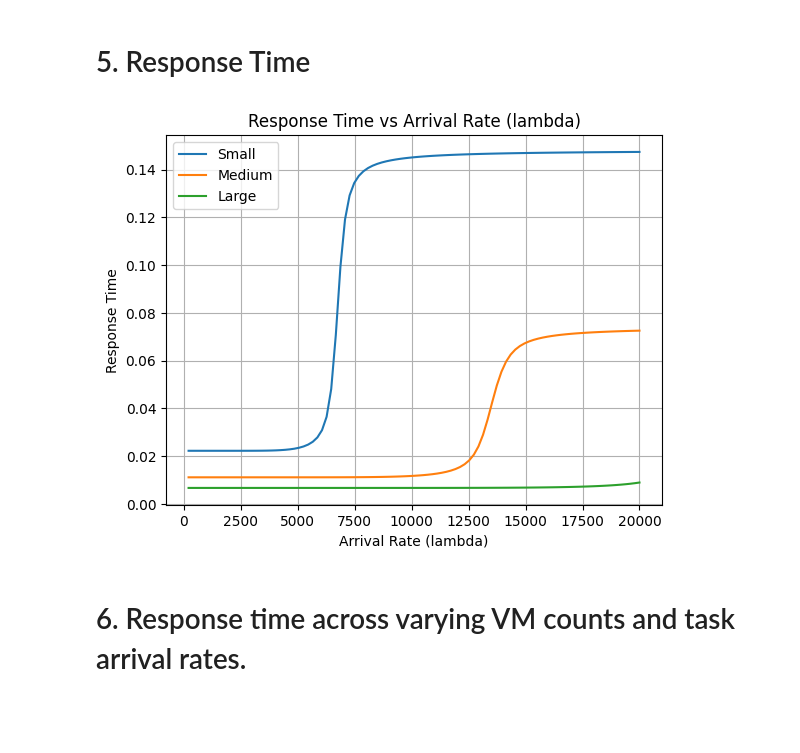
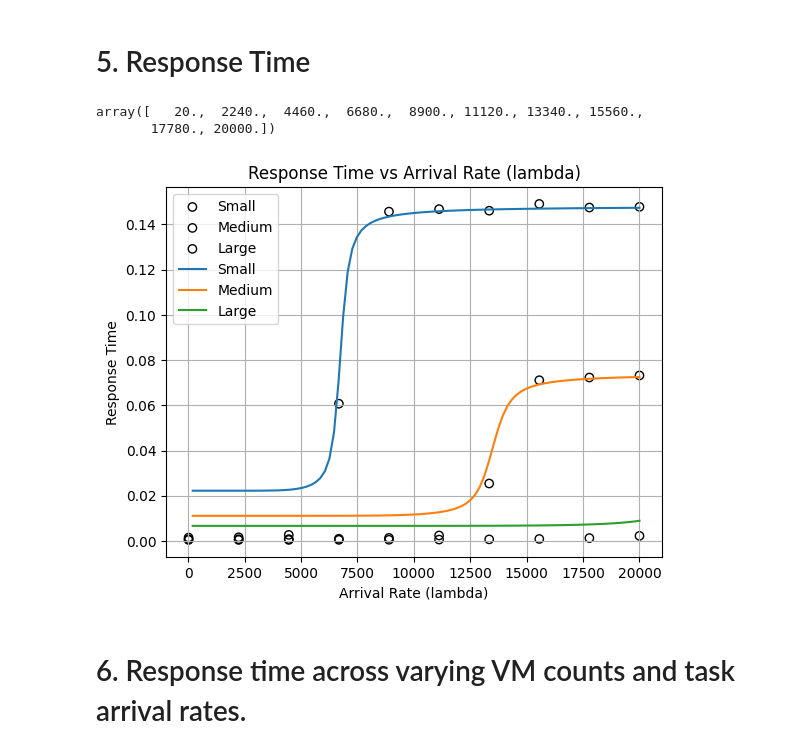
Before and after one commit to sivasurya16/adaptive-workload-management, a Jupyter notebook: analysis/analysis.ipynb, the cells around one changed output. Cells and saved outputs as stored; diff of their text form; code cells hidden in the pictures; blank space fills up the shorter version.

Commit message:
added jmt to analysis
I added jmt details manually from the jsimg files, as pyjmt getResults dont function as intended.
model.py used to generate jsimg files

TODO: Fix the messy code

```diff
--- a/analysis/analysis.ipynb
+++ b/analysis/analysis.ipynb
@@ -62,3 +166,9 @@ for lambda_i in lambda_values:
     for i, mu_i in enumerate(service_rate):
         cpu_usage = compute_cpu_usage(lambda_i, N, M, mu_i, K)*100
         cpu_usage_values[i].append(cpu_usage)
+# %%
+for lambda_i in lambda_values_jmt:
+    for i, mu_i in enumerate(service_rate):
+        model = create_model(f"{mu_i}_{lambda_i}", mu_i, lambda_i)
+        result = model.getResults()
+        cpu_usage_values_jmt[i].append(get_avg_cpu_metrics(result,M))
@@ -121,3 +255,9 @@ plt.show()
 [figure]
 # %% [markdown]
 # 3. Rejection Probablity
+# %%
+lambda_values = np.linspace(0, 2*10**4, 50).astype(int)
+rejection_probablity = [[], [], []]
+lambda_values_jmt = np.linspace(20, 2*10**4, 10)
+rejection_probablity_jmt = [[], [], []]
+lambda_values_jmt
@@ -194 +317,10 @@ def compute_average_response_time(lambda_i, N, m, mu_i, K):
+# %%
+lambda_values = np.linspace(0, 2*10**4, 100)
+response_time = [[], [], []]
+lambda_values_jmt = np.linspace(20, 2*10**4, 10)
+response_time_jmt = [[], [], []]
+lambda_values_jmt
+# %% [output]
+array([   20.,  2240.,  4460.,  6680.,  8900., 11120., 13340., 15560.,
+       17780., 20000.])
 # %%
@@ -200,19 +329,41 @@ for lambda_i in lambda_values:
     for i, mu_i in enumerate(service_rate):
         res = compute_average_response_time(lambda_i, N, M, mu_i, K)
         response_time[i].append(res)
+# %%
+# Calculate CPU usage for each lambda
+# for lambda_i in lambda_values_jmt:
+#     for i, mu_i in enumerate(service_rate):
+#         model = create_model(f"{mu_i}_{lambda_i}", mu_i, lambda_i)
+#         results = model.getResults()['']["Tasks"]
+#         for result in results:
+#             if result["measureType"] == "System Response Time":
+#                 print(result['meanValue'])
+#                 response_time_jmt[i].append(float(result['meanValue']))
+response_time_jmt[0] = [1.49E-3, 1.61E-3, 2.67E-3, 0.0607,
+                        0.1457, 0.1468, 0.1461, 0.1491, 0.1475, 0.1478]
+response_time_jmt[1] = [7.43E-4, 7.48E-4, 8.09E-4, 9.69E-4,
+                        1.33E-3, 2.42E-3, 0.0254, 0.0711, 0.0723, 0.0732]
+response_time_jmt[2] = [4.46E-4, 4.46E-4, 4.51E-4, 4.73E-4,
+                        5.11E-4, 5.89E-4, 6.88E-4, 8.76E-4 , 1.26E-3, 2.24E-3]
 # %%
 # Plot the graph
+plt.scatter(lambda_values_jmt, response_time_jmt[0], label="Small",
+            marker='o', edgecolors='black', facecolors='none')
+plt.scatter(lambda_values_jmt, response_time_jmt[1], label="Medium",
+            marker='o', edgecolors='black', facecolors='none')
+plt.scatter(lambda_values_jmt, response_time_jmt[2], label="Large",
+            marker='o', edgecolors='black', facecolors='none')
 plt.plot(lambda_values, response_time[0], label="Small")
 plt.plot(lambda_values, response_time[1], label="Medium")
 plt.plot(lambda_values, response_time[2], label="Large")
 plt.xlabel("Arrival Rate (lambda)")
 plt.ylabel("Response Time")
 plt.title("Response Time vs Arrival Rate (lambda)")
 plt.grid(True)
 plt.legend()
 plt.show()
 # %% [output]
-[figure, old version]
+[figure, new version]
 # %% [markdown]
 # 6. Response time across varying VM counts and task arrival rates.
 # %% [markdown]
```
Also changed, not shown: parts of 14 cells of this notebook, 4 other files.
